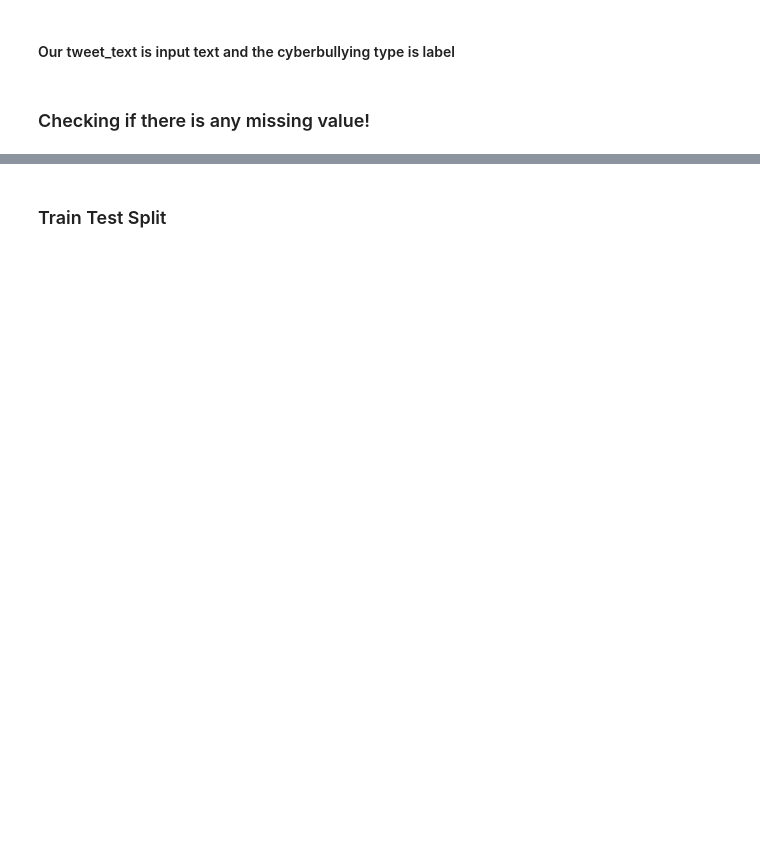
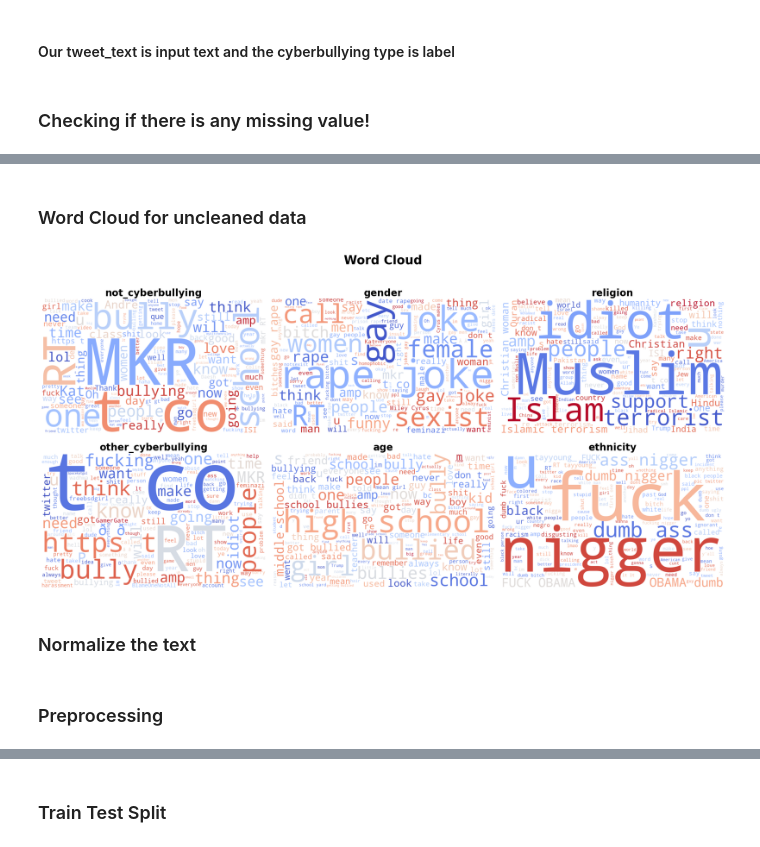
Before and after one commit to lyhengchhen/cyberbullyclassification, a Jupyter notebook: notebooks/cyberclassi.ipynb, the cells around one changed output, grey strips where cells are left out. Drawn from its saved outputs; the diff is of its cells as text; code cells hidden in the pictures; blank space fills up the shorter version.

```diff
--- a/notebooks/cyberclassi.ipynb
+++ b/notebooks/cyberclassi.ipynb
@@ -79,0 +81,37 @@ y = df['cyberbullying_type']
+# %% [markdown]
+### Word Cloud for uncleaned data
+# %%
+
+from wordcloud import WordCloud, STOPWORDS
+from PIL import Image
+
+unique_labels = df['cyberbullying_type'].unique()
+plt.figure(figsize=(20, 10))
+
+for i, label in enumerate(unique_labels, 1):
+    # Combine all tweets of this class
+    text = " ".join(df[df['cyberbullying_type'] == label]['tweet_text'].astype(str))
+
+    # Generate word cloud
+    wc = WordCloud(
+        width=1000, height=600,
+        background_color='white',
+        colormap='coolwarm',
+        max_words=150,
+        contour_color='black',
+        contour_width=2
+    ).generate(text)
+
+    # Plot
+    plt.subplot(2, (len(unique_labels)+1)//2, i)
+    plt.imshow(wc, interpolation='bilinear')
+    plt.axis('off')
+    plt.title(f"{label}", fontsize=20, fontweight='bold')
+
+plt.suptitle("Word Cloud", fontsize=25, fontweight='bold', y=1.02)
+plt.tight_layout()
+plt.show()
+# %% [output]
+[figure, added]
+# %% [markdown]
+### Normalize the text
@@ -79,0 +129,2 @@ y = df['cyberbullying_type']
+# %% [markdown]
+### Preprocessing
```
Also changed, not shown: parts of 30 cells of this notebook.
